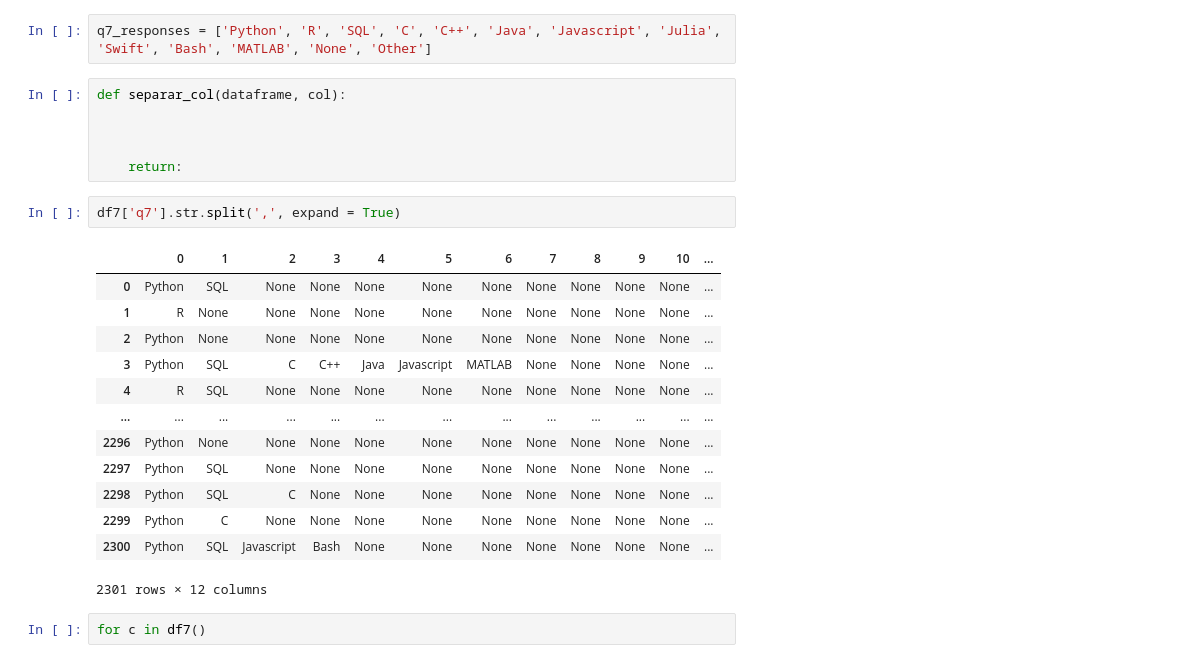
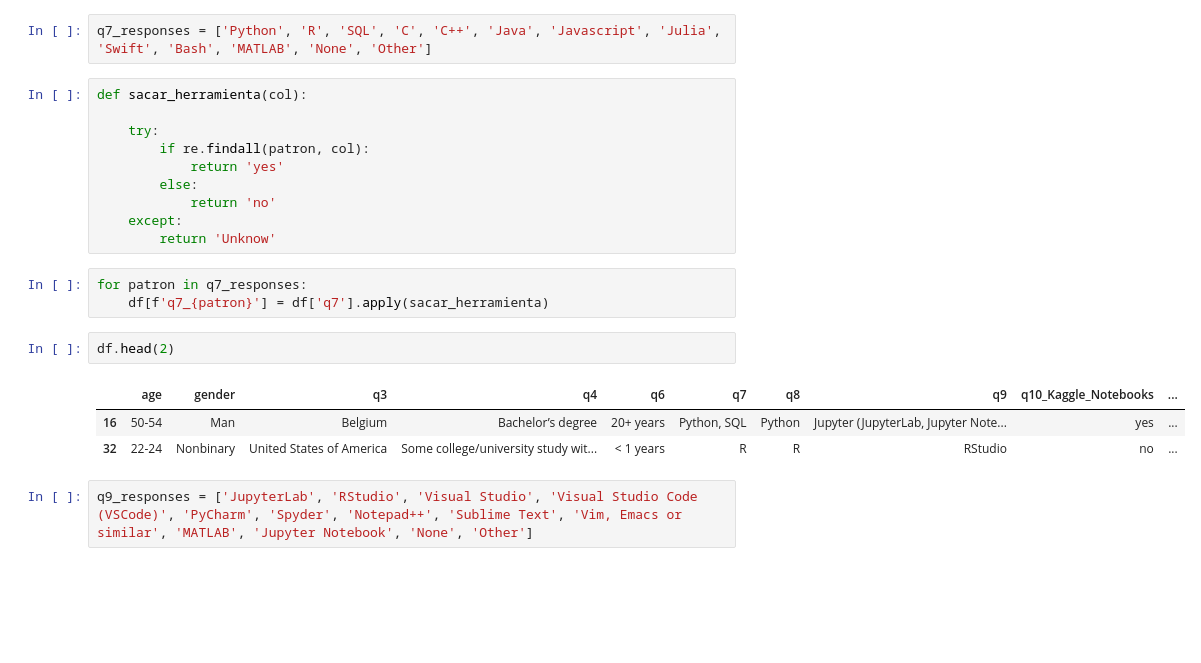
Before and after one commit to MaitaneP/adalab-da-modulo2-proyecto-equipo3, a Jupyter notebook: tratamiento_datos.ipynb, the cells around one changed output. Cells and saved outputs as stored; diff of their text form; blank space fills up the shorter version.

Commit message:
separamos columnas heraamientas

```diff
--- a/tratamiento_datos.ipynb
+++ b/tratamiento_datos.ipynb
@@ -102,27 +103,24 @@ df7
 2301 rows × 2 columns
 # %%
 q7_responses = ['Python', 'R', 'SQL', 'C', 'C++', 'Java', 'Javascript', 'Julia', 'Swift', 'Bash', 'MATLAB', 'None', 'Other']
-# %%
-def separar_col(dataframe, col):
-
-
-
-    return:
-# %%
-df7['q7'].str.split(',', expand = True)
-# %% [output]
-|  | 0 | 1 | 2 | 3 | 4 | 5 | 6 | 7 | 8 | 9 | 10 | ... |
-| 0 | Python | SQL | None | None | None | None | None | None | None | None | None | ... |
-| 1 | R | None | None | None | None | None | None | None | None | None | None | ... |
-| 2 | Python | None | None | None | None | None | None | None | None | None | None | ... |
-| 3 | Python | SQL | C | C++ | Java | Javascript | MATLAB | None | None | None | None | ... |
-| 4 | R | SQL | None | None | None | None | None | None | None | None | None | ... |
-| ... | ... | ... | ... | ... | ... | ... | ... | ... | ... | ... | ... | ... |
-| 2296 | Python | None | None | None | None | None | None | None | None | None | None | ... |
-| 2297 | Python | SQL | None | None | None | None | None | None | None | None | None | ... |
-| 2298 | Python | SQL | C | None | None | None | None | None | None | None | None | ... |
-| 2299 | Python | C | None | None | None | None | None | None | None | None | None | ... |
-| 2300 | Python | SQL | Javascript | Bash | None | None | None | None | None | None | None | ... |
-2301 rows × 12 columns
-# %%
-for c in df7()
+# %%
+def sacar_herramienta(col):
+
+    try:
+        if re.findall(patron, col):
+            return 'yes'
+        else:
+            return 'no'
+    except:
+        return 'Unknow'
+# %%
+for patron in q7_responses:
+    df[f'q7_{patron}'] = df['q7'].apply(sacar_herramienta)
+# %%
+df.head(2)
+# %% [output]
+|  | age | gender | q3 | q4 | q6 | q7 | q8 | q9 | q10_Kaggle_Notebooks | ... |
+| 16 | 50-54 | Man | Belgium | Bachelor’s degree | 20+ years | Python, SQL | Python | Jupyter (JupyterLab, Jupyter Note... | yes | ... |
+| 32 | 22-24 | Nonbinary | United States of America | Some college/university study wit... | < 1 years | R | R | RStudio | no | ... |
+# %%
+q9_responses = ['JupyterLab', 'RStudio', 'Visual Studio', 'Visual Studio Code (VSCode)', 'PyCharm', 'Spyder', 'Notepad++', 'Sublime Text', 'Vim, Emacs or similar', 'MATLAB', 'Jupyter Notebook', 'None', 'Other']
```
Also changed, not shown: parts of 4 cells of this notebook.
